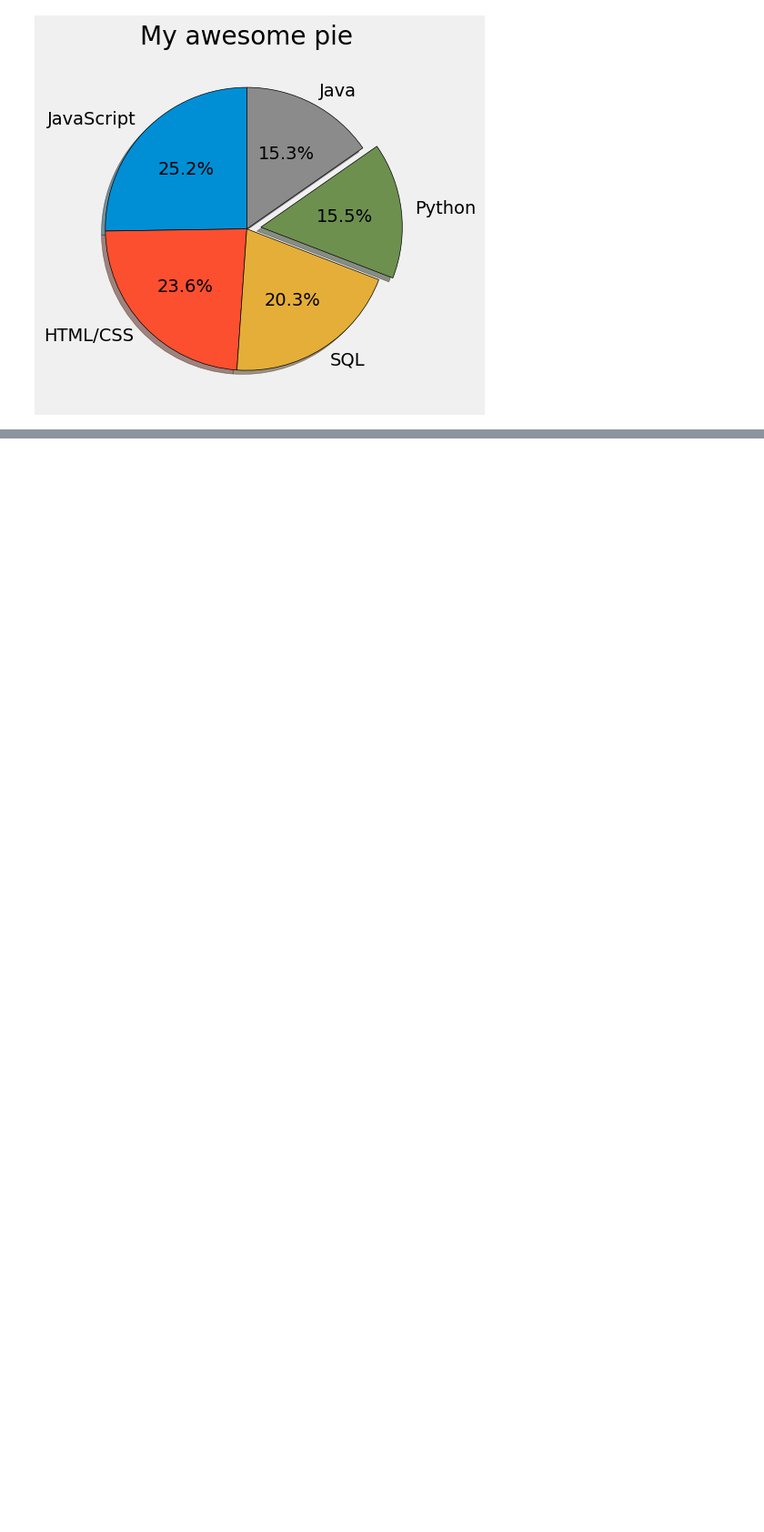
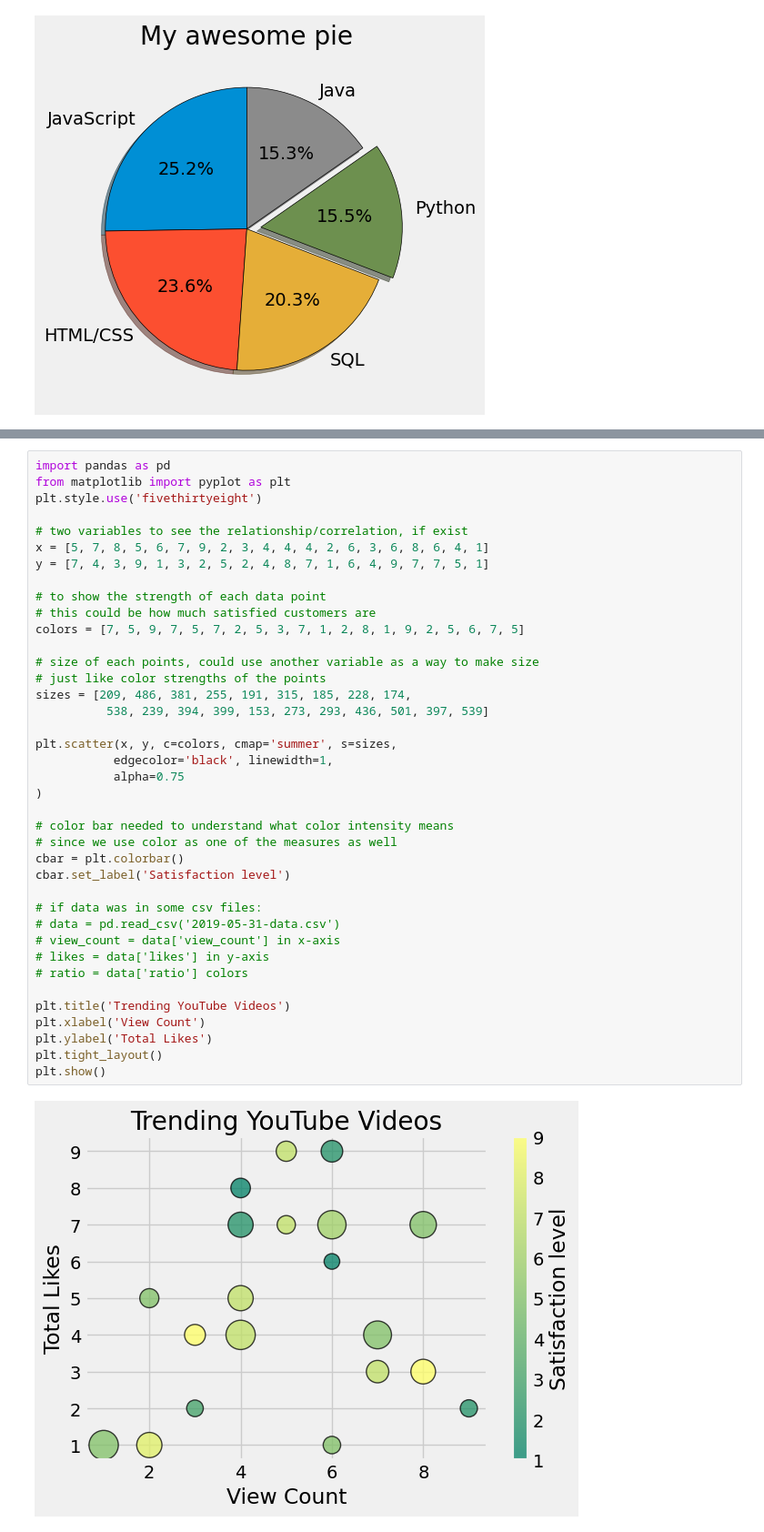
Before and after one commit to sbdrchauhan/python-DS-ML, a Jupyter notebook: 08_matplotlib/code_tryouts.ipynb, the cells around one changed output, grey strips where cells are left out. Shown: that part at 91% size. Saved outputs shown, nothing was run; the diff lists cells and outputs as text; blank space fills up the shorter version.

```diff
--- a/08_matplotlib/code_tryouts.ipynb
+++ b/08_matplotlib/code_tryouts.ipynb
@@ -95,0 +160,41 @@ plt.show()
+# %%
+import pandas as pd
+from matplotlib import pyplot as plt
+plt.style.use('fivethirtyeight')
+
+# two variables to see the relationship/correlation, if exist
+x = [5, 7, 8, 5, 6, 7, 9, 2, 3, 4, 4, 4, 2, 6, 3, 6, 8, 6, 4, 1]
+y = [7, 4, 3, 9, 1, 3, 2, 5, 2, 4, 8, 7, 1, 6, 4, 9, 7, 7, 5, 1]
+
+# to show the strength of each data point
+# this could be how much satisfied customers are
+colors = [7, 5, 9, 7, 5, 7, 2, 5, 3, 7, 1, 2, 8, 1, 9, 2, 5, 6, 7, 5]
+
+# size of each points, could use another variable as a way to make size
+# just like color strengths of the points
+sizes = [209, 486, 381, 255, 191, 315, 185, 228, 174,
+          538, 239, 394, 399, 153, 273, 293, 436, 501, 397, 539]
+
+plt.scatter(x, y, c=colors, cmap='summer', s=sizes,
+           edgecolor='black', linewidth=1,
+           alpha=0.75
+)
+
+# color bar needed to understand what color intensity means
+# since we use color as one of the measures as well
+cbar = plt.colorbar()
+cbar.set_label('Satisfaction level')
+
+# if data was in some csv files:
+# data = pd.read_csv('2019-05-31-data.csv')
+# view_count = data['view_count'] in x-axis
+# likes = data['likes'] in y-axis
+# ratio = data['ratio'] colors
+
+plt.title('Trending YouTube Videos')
+plt.xlabel('View Count')
+plt.ylabel('Total Likes')
+plt.tight_layout()
+plt.show()
+# %% [output]
+[figure, added]
```
Also changed, not shown: parts of 7 cells of this notebook, 7 other files.
